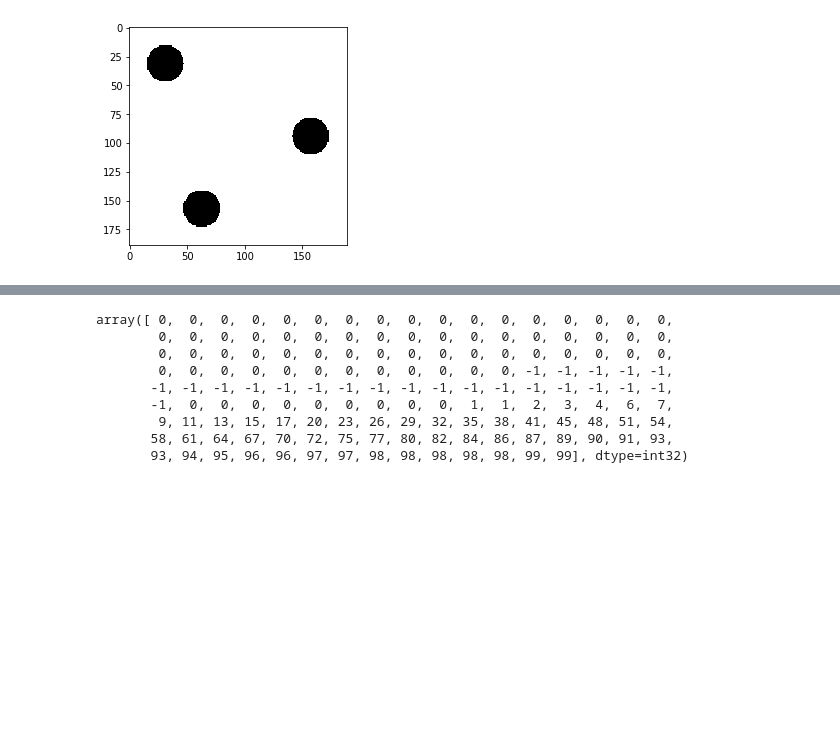
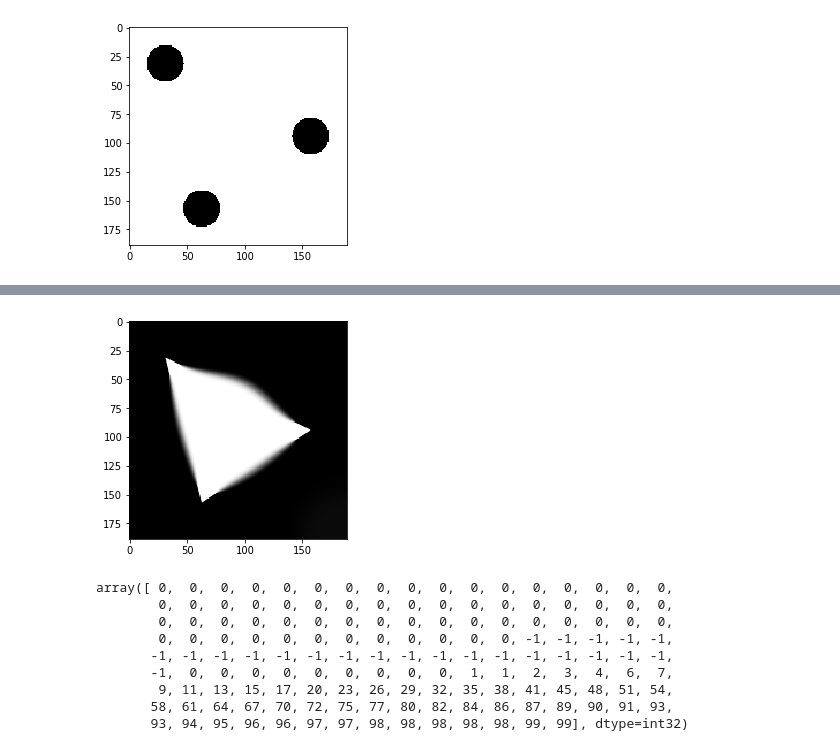
Before and after one commit to eqfinney/diffusion-models, a Jupyter notebook: gpu-eed-inpainting-with-fed.ipynb, the cells around one changed output, grey strips where cells are left out. Saved outputs shown, nothing was run; the diff lists cells and outputs as text; code cells hidden in the pictures; blank space fills up the shorter version.

```diff
--- a/gpu-eed-inpainting-with-fed.ipynb
+++ b/gpu-eed-inpainting-with-fed.ipynb
@@ -272,13 +277,13 @@ VERTICAL = 1
 HORIZONTAL = 0
 MASK_SIZE = int(3*sigma)
 
-M = 200
-T = 300000.0
+M = 100
+T = 200000.0
 tau_max = 0.25
 N, tau = fed.fed_tau_by_process_time(T, M, tau_max, True)
 
 stopping_time = 0
-use_fed = 1
+use_fed = 0
 if use_fed == 0:
     print M*N, 'iterations'
     for m in xrange(M):
@@ -333,3 +341,4 @@ print 'mse of diff', mse(fed_results[-1][0], fed_results[-2][0])
+[figure, added]
 # %%
 imsave('/tmp/images/triangle%s.png'%time.time(), result_np)
 # %%
```
Also changed, not shown: parts of 5 cells of this notebook.
